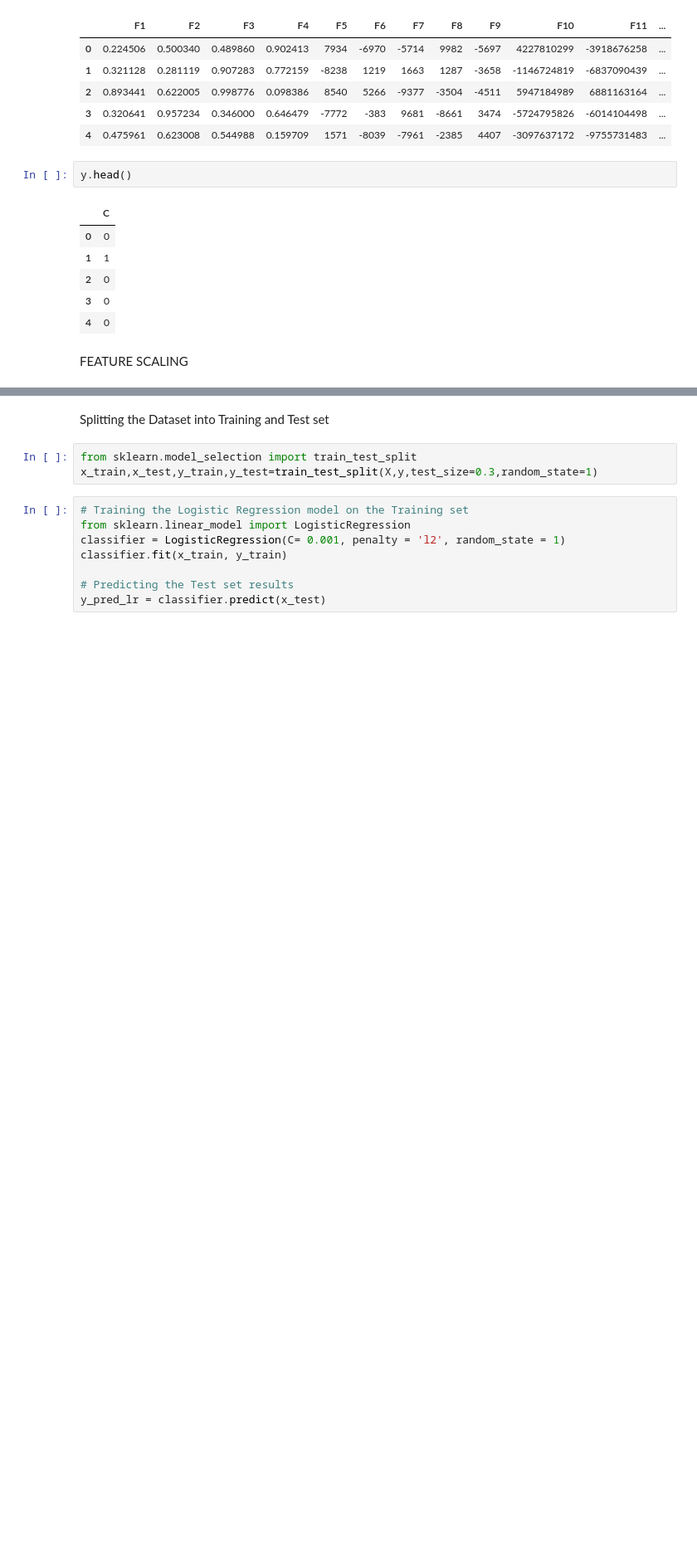
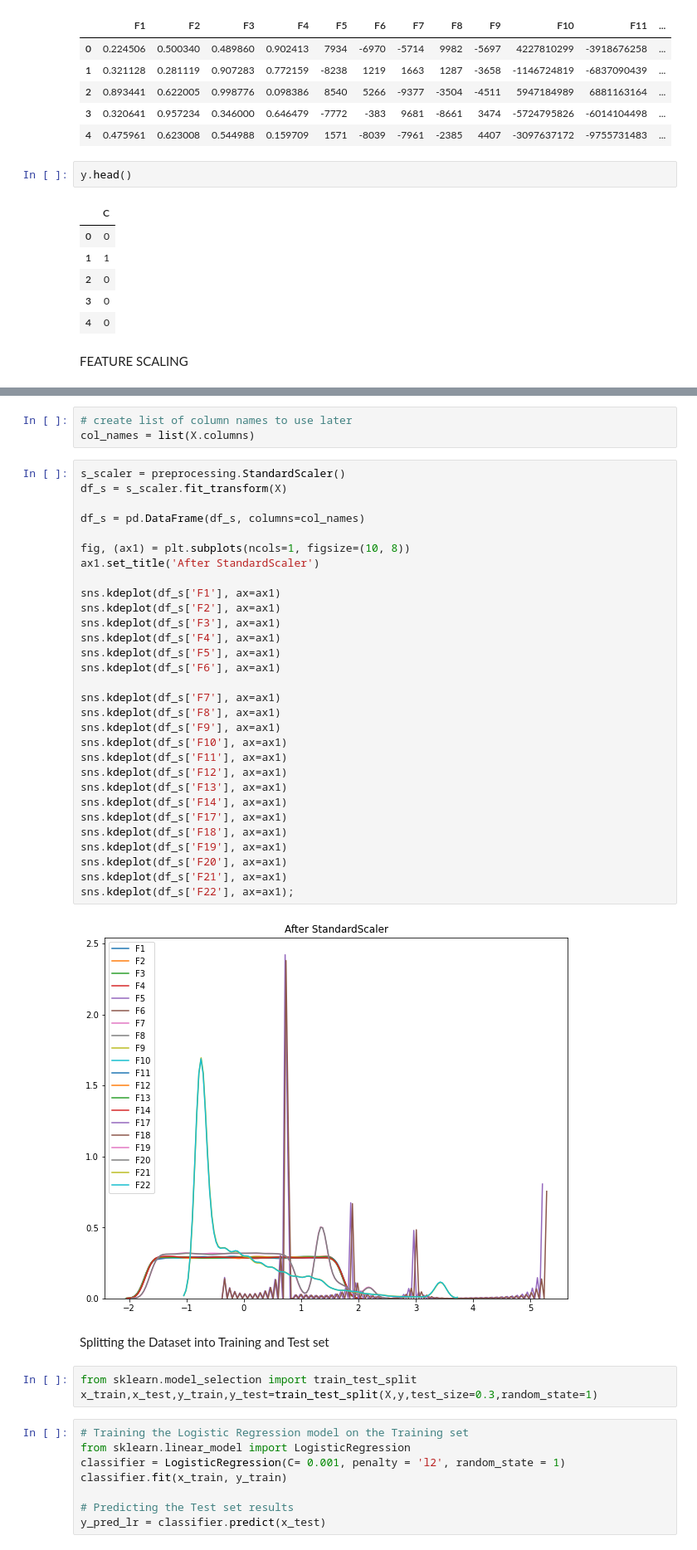
Before and after one commit to ssunwalka01/peopleinteractive, a Jupyter notebook: Shubham_1.ipynb, the cells around one changed output, grey strips where cells are left out. Shown at 83% size. Cells and saved outputs as stored; diff of their text form; blank space fills up the shorter version.

```diff
--- a/Shubham_1.ipynb
+++ b/Shubham_1.ipynb
@@ -633,3 +649,38 @@ X = sc.fit_transform(X)
+# %%
+# create list of column names to use later
+col_names = list(X.columns)
+# %%
+s_scaler = preprocessing.StandardScaler()
+df_s = s_scaler.fit_transform(X)
+
+df_s = pd.DataFrame(df_s, columns=col_names)
+
+fig, (ax1) = plt.subplots(ncols=1, figsize=(10, 8))
+ax1.set_title('After StandardScaler')
+
+sns.kdeplot(df_s['F1'], ax=ax1)
+sns.kdeplot(df_s['F2'], ax=ax1)
+sns.kdeplot(df_s['F3'], ax=ax1)
+sns.kdeplot(df_s['F4'], ax=ax1)
+sns.kdeplot(df_s['F5'], ax=ax1)
+sns.kdeplot(df_s['F6'], ax=ax1)
+
+sns.kdeplot(df_s['F7'], ax=ax1)
+sns.kdeplot(df_s['F8'], ax=ax1)
+sns.kdeplot(df_s['F9'], ax=ax1)
+sns.kdeplot(df_s['F10'], ax=ax1)
+sns.kdeplot(df_s['F11'], ax=ax1)
+sns.kdeplot(df_s['F12'], ax=ax1)
+sns.kdeplot(df_s['F13'], ax=ax1)
+sns.kdeplot(df_s['F14'], ax=ax1)
+sns.kdeplot(df_s['F17'], ax=ax1)
+sns.kdeplot(df_s['F18'], ax=ax1)
+sns.kdeplot(df_s['F19'], ax=ax1)
+sns.kdeplot(df_s['F20'], ax=ax1)
+sns.kdeplot(df_s['F21'], ax=ax1)
+sns.kdeplot(df_s['F22'], ax=ax1);
+# %% [output]
+[figure, added]
 # %% [markdown]
 Splitting the Dataset into Training and Test set
 # %%
```
Also changed, not shown: parts of 17 cells of this notebook.
